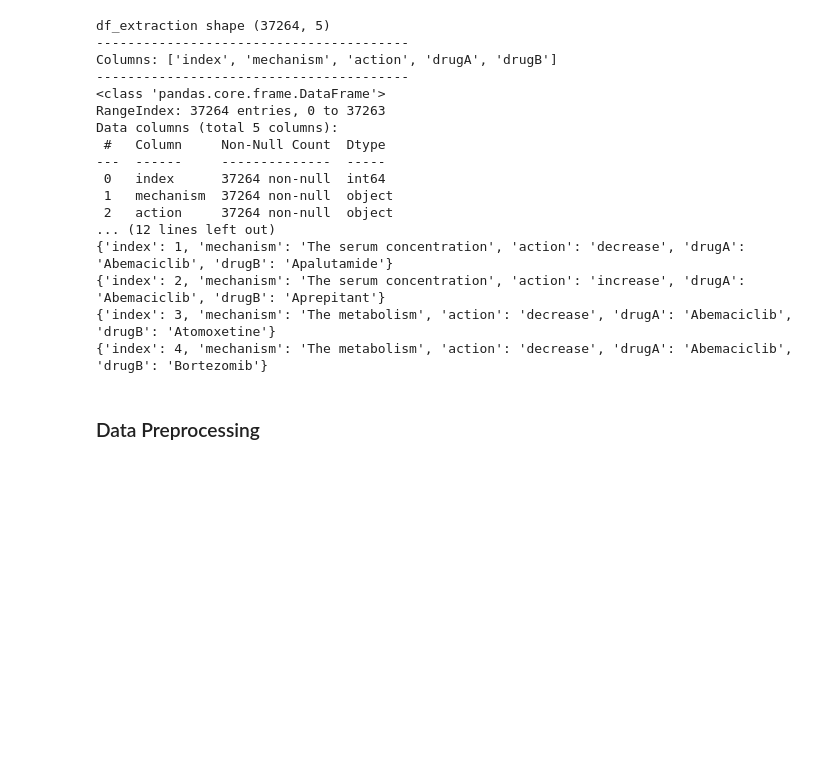
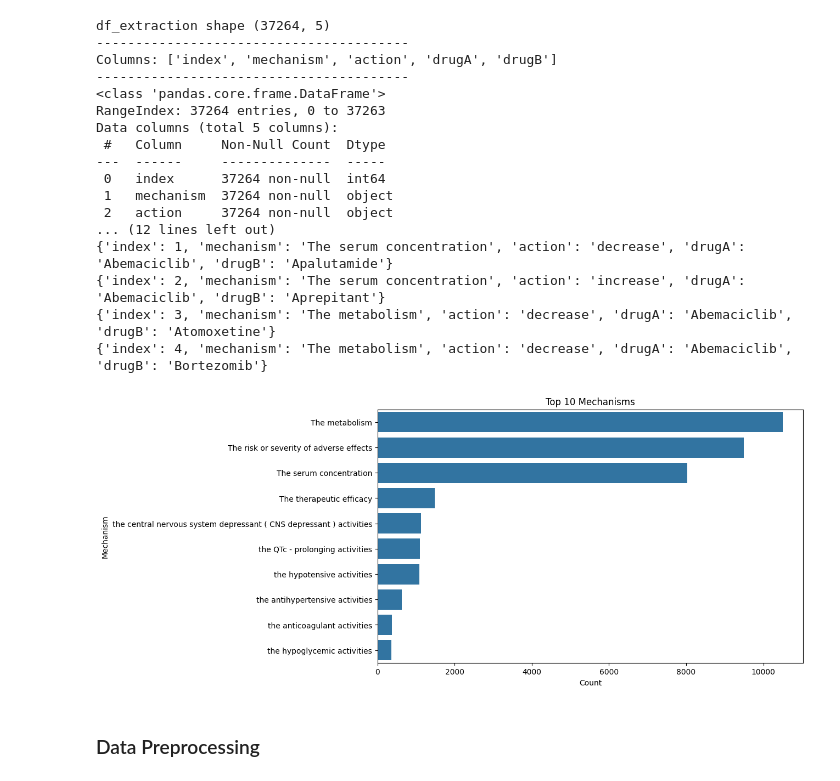
Before and after one commit to abaldeo/CS598_DLH_Project, a Jupyter notebook: DL4H_Team_31_Final.ipynb, the cells around one changed output. Saved outputs shown, nothing was run; the diff lists cells and outputs as text; code cells hidden in the pictures; blank space fills up the shorter version.

```diff
--- a/DL4H_Team_31_Final.ipynb
+++ b/DL4H_Team_31_Final.ipynb
@@ -415,6 +375,27 @@ Data columns (total 5 columns):
 {'index': 2, 'mechanism': 'The serum concentration', 'action': 'increase', 'drugA': 'Abemaciclib', 'drugB': 'Aprepitant'}
 {'index': 3, 'mechanism': 'The metabolism', 'action': 'decrease', 'drugA': 'Abemaciclib', 'drugB': 'Atomoxetine'}
 {'index': 4, 'mechanism': 'The metabolism', 'action': 'decrease', 'drugA': 'Abemaciclib', 'drugB': 'Bortezomib'}
+# %%
+import matplotlib.pyplot as plt
+import seaborn as sns
+
+# Count the frequency of each mechanism
+mechanism_counts = df_extraction['mechanism'].value_counts()
+
+# Get the top 10 mechanism
+top_10_mechanism = mechanism_counts.head(10)
+
+# Create a bar plot
+plt.figure(figsize=(10, 6))
+sns.barplot(x=top_10_mechanism.values, y=top_10_mechanism.index, orient='h')
+plt.xlabel('Count')
+plt.ylabel('Mechanism')
+plt.title('Top 10 Mechanisms')
+
+# Display the plot
+plt.show()
+# %% [output]
+[figure, added]
 # %% [markdown]
 ### Data Preprocessing
 # %% [markdown]
```
Also changed, not shown: parts of 15 cells of this notebook.
